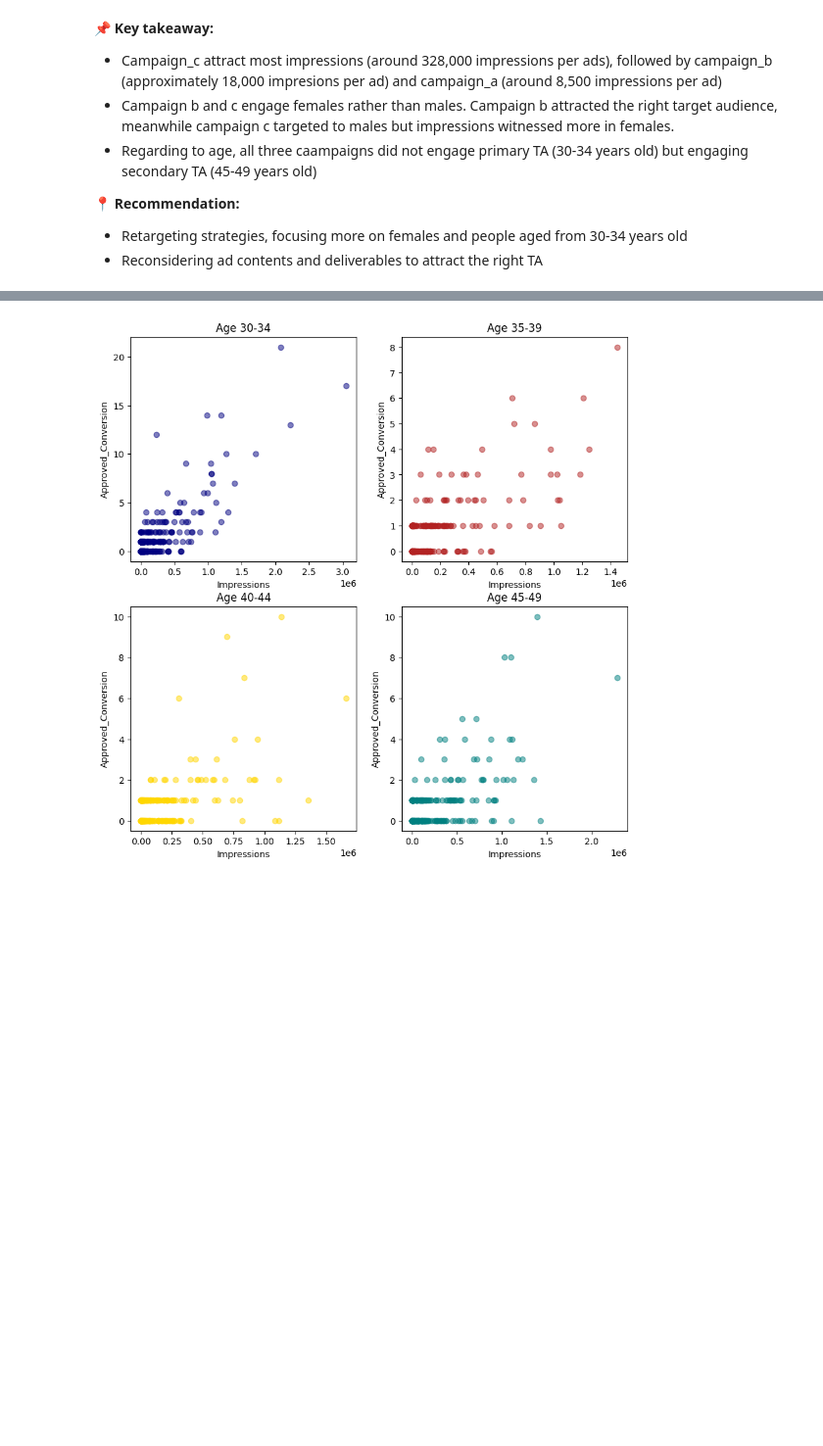
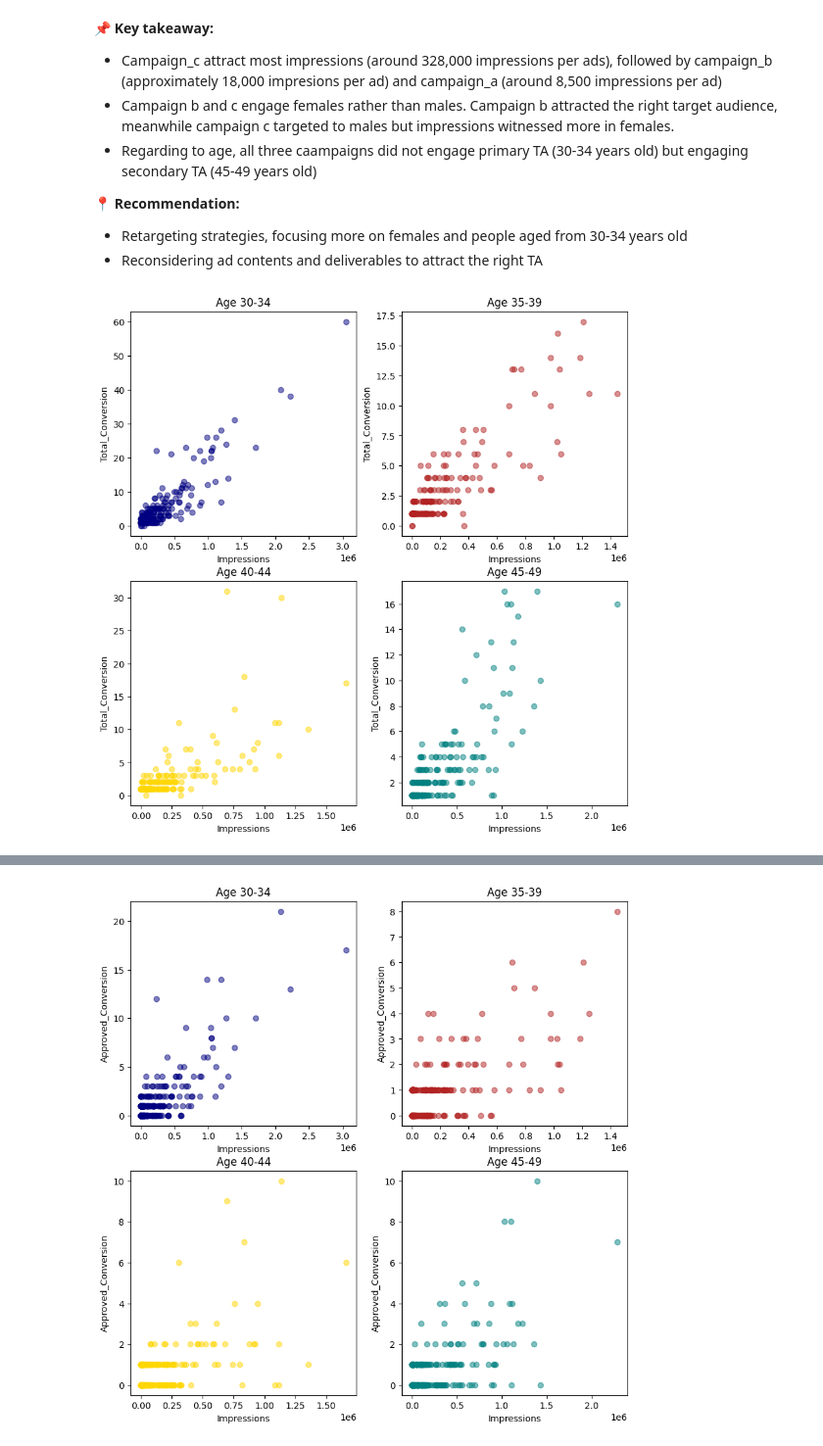
Before and after one commit to huongtran2104/Capstone-Project, a Jupyter notebook: Final_Project_Trần_Thị_Thu_Hương.ipynb, the cells around one changed output, grey strips where cells are left out. Shown at 98% size. Saved outputs shown, nothing was run; the diff lists cells and outputs as text; code cells hidden in the pictures; blank space fills up the shorter version.

```diff
--- a/Final_Project_Trần_Thị_Thu_Hương.ipynb
+++ b/Final_Project_Trần_Thị_Thu_Hương.ipynb
@@ -706,3 +706,32 @@ plt.show()
 📍 **Recommendation:**
 - Retargeting strategies, focusing more on females and people aged from 30-34 years old
 - Reconsidering ad contents and deliverables to attract the right TA
+# %%
+plt.figure(figsize=(10,10))
+plt.subplot(2,2,1)
+plt.scatter(df_3034["Impressions"], df_3034["Total_Conversion"], c="navy", alpha=0.5)
+plt.xlabel('Impressions')
+plt.ylabel('Total_Conversion')
+plt.title("Age 30-34")
+
+plt.subplot(2,2,2)
+plt.scatter(df_3539["Impressions"], df_3539["Total_Conversion"], c="firebrick", alpha=0.5)
+plt.xlabel('Impressions')
+plt.ylabel('Total_Conversion')
+plt.title("Age 35-39")
+
+plt.subplot(2,2,3)
+plt.scatter(df_4044["Impressions"], df_4044["Total_Conversion"], c="gold", alpha=0.5)
+plt.xlabel('Impressions')
+plt.ylabel('Total_Conversion')
+plt.title("Age 40-44")
+
+plt.subplot(2,2,4)
+plt.scatter(df_4549["Impressions"], df_4549["Total_Conversion"], c="teal", alpha=0.5)
+plt.xlabel('Impressions')
+plt.ylabel('Total_Conversion')
+plt.title("Age 45-49")
+
+plt.show()
+# %% [output]
+[figure, added]
```
Also changed, not shown: parts of 18 cells of this notebook.
